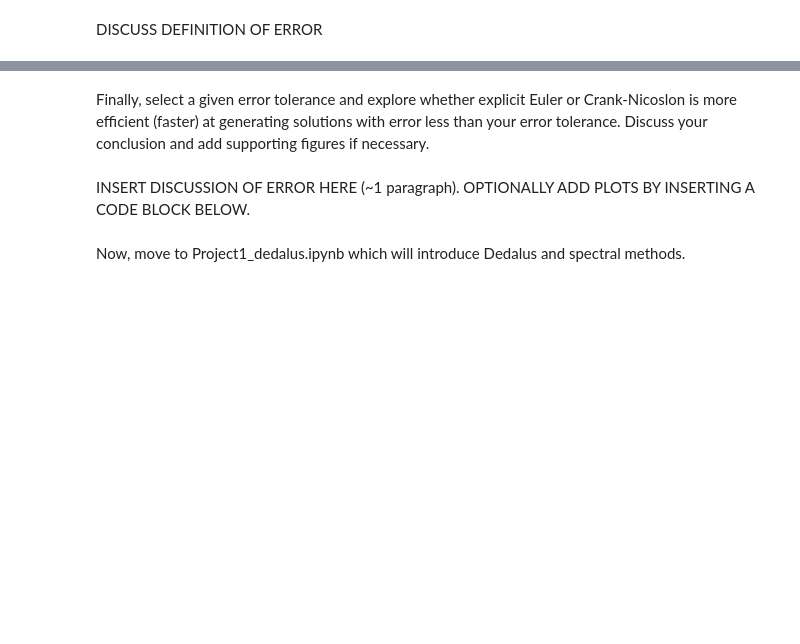
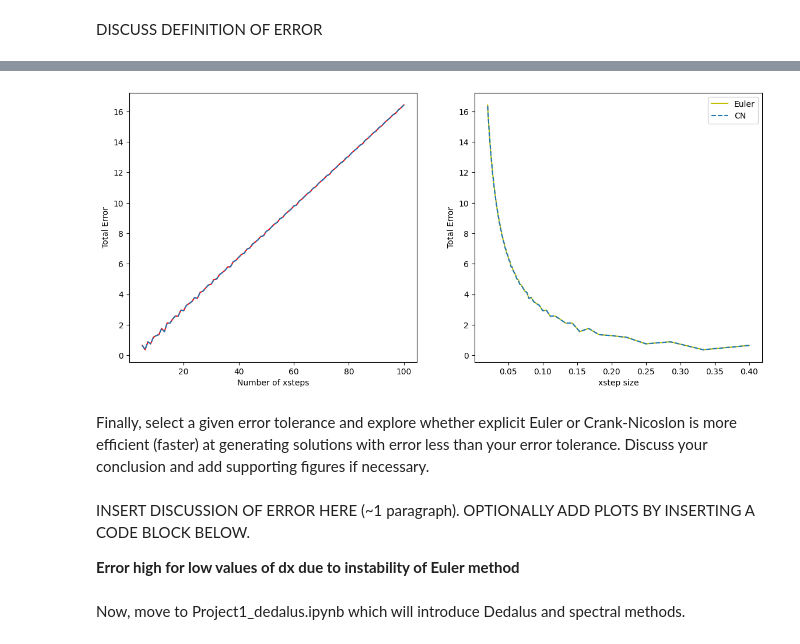
Before and after one commit to Feesh5/QCES, a Jupyter notebook: Project1_numerical_methods.ipynb, the cells around one changed output, grey strips where cells are left out. Saved outputs shown, nothing was run; the diff lists cells and outputs as text; code cells hidden in the pictures; blank space fills up the shorter version.

```diff
--- a/Project1_numerical_methods.ipynb
+++ b/Project1_numerical_methods.ipynb
@@ -183,7 +262,35 @@ DISCUSS DEFINITION OF ERROR
+# %%
+#Plot error for x step
+#print(total_diff_EE)
+
+delta_x= 2/Nrange
+
+plt.figure(figsize=(14, 6))
+plt.subplot(1, 2, 1)
+plt.plot(Nrange, total_diff_EE,'r-' ,label = 'Euler')
+plt.plot(Nrange, total_diff_CN,'--', label = 'CN')
+plt.xlabel('Number of xsteps')
+plt.ylabel('Total Error')
+
+
+plt.subplot(1, 2, 2)
+plt.plot(delta_x, total_diff_EE,'y-' ,label = 'Euler')
+plt.plot(delta_x, total_diff_CN,'--', label = 'CN')
+plt.xlabel('xstep size')
+plt.ylabel('Total Error')
+plt.legend()
+
+plt.show()
+# %% [output]
+[figure, added]
 # %% [markdown]
 Finally, select a given error tolerance and explore whether explicit Euler or Crank-Nicoslon is more efficient (faster) at generating solutions with error less than your error tolerance. Discuss your conclusion and add supporting figures if necessary.
 # %% [markdown]
 INSERT DISCUSSION OF ERROR HERE (~1 paragraph).  OPTIONALLY ADD PLOTS BY INSERTING A CODE BLOCK BELOW.
+
+
+
+**Error high for low values of dx due to instability of Euler method**
 # %% [markdown]
 Now, move to Project1_dedalus.ipynb which will introduce Dedalus and spectral methods.
 # %% [markdown]
```
Also changed, not shown: parts of 13 cells of this notebook.
